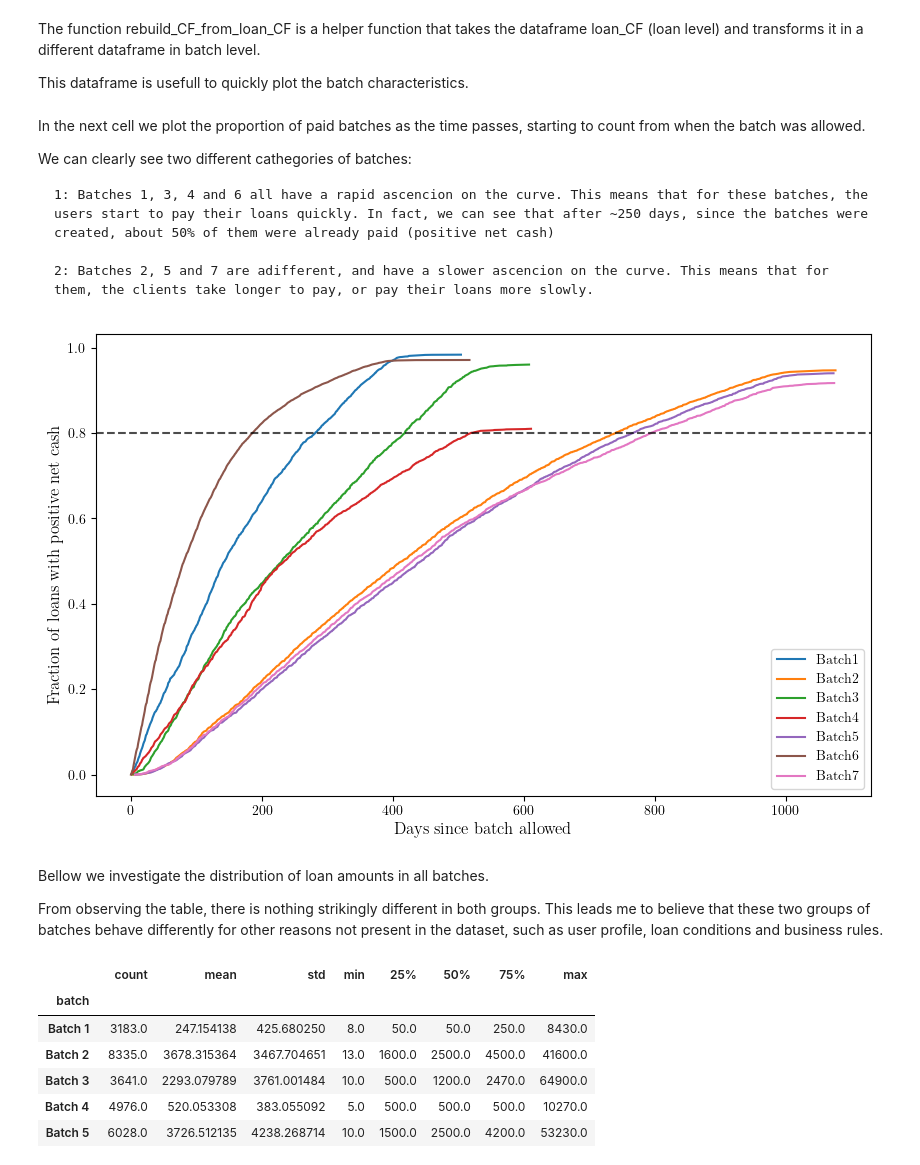
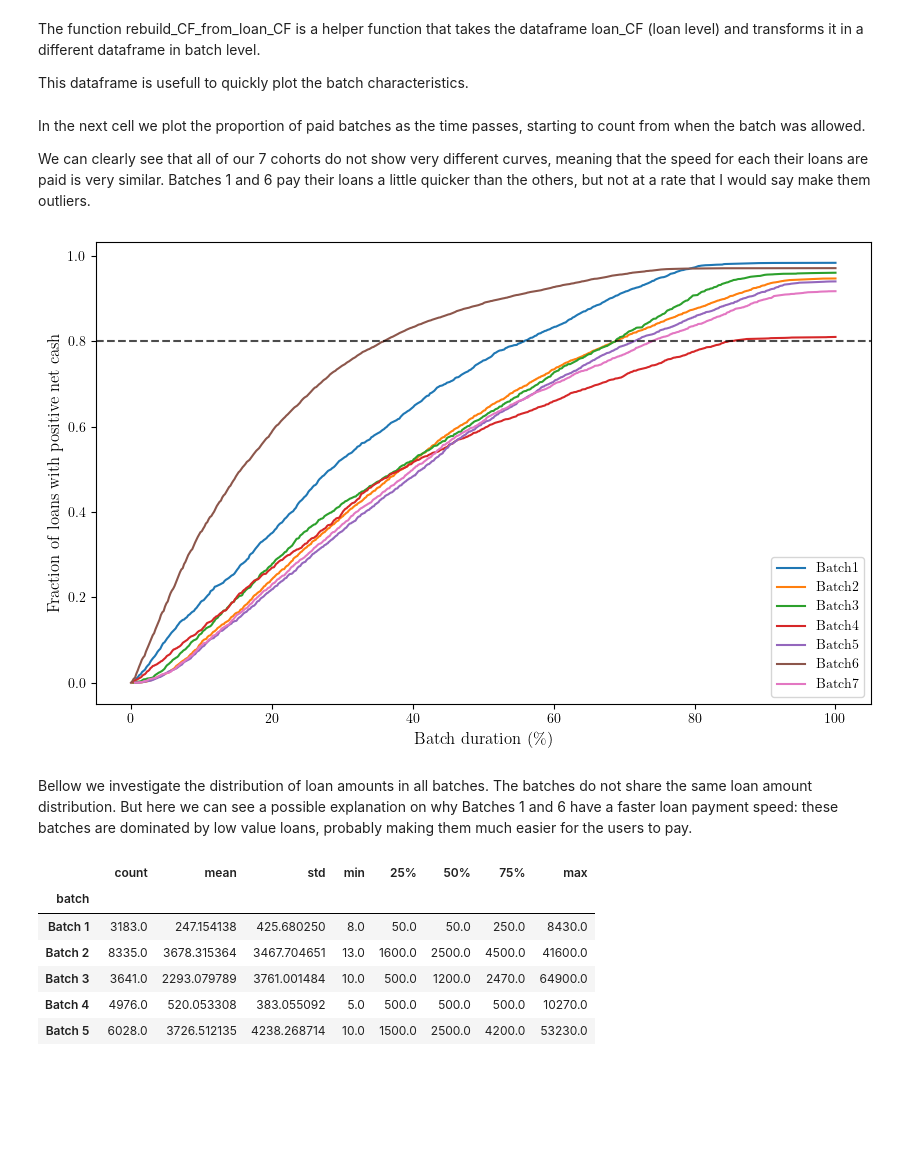
Before and after one commit to Igorreis/Case_cohort_ROI, a Jupyter notebook: notebooks/EDA.ipynb, the cells around one changed output. Saved outputs shown, nothing was run; the diff lists cells and outputs as text; code cells hidden in the pictures; blank space fills up the shorter version.

```diff
--- a/notebooks/EDA.ipynb
+++ b/notebooks/EDA.ipynb
@@ -46,33 +46,29 @@ CF = rebuild_CF_from_loanCF(loan_CF)
 # %% [markdown]
 In the next cell we plot the proportion of paid batches as the time passes, starting to count from when the batch was allowed.
 
-We can clearly see two different cathegories of batches:
-
-    1: Batches 1, 3, 4 and 6 all have a rapid ascencion on the curve. This means that for these batches, the users start to pay their loans quickly. In fact, we can see that after ~250 days, since the batches were created, about 50% of them were already paid (positive net cash)
-
-    2: Batches 2, 5 and 7 are adifferent, and have a slower ascencion on the curve. This means that for them, the clients take longer to pay, or pay their loans more slowly.
+We can clearly see that all of our 7 cohorts do not show very different curves, meaning that the speed for each their loans are paid is very similar. Batches 1 and 6 pay their loans a little quicker than the others, but not at a rate that I would say make them outliers.
 # %%
 plt.figure(figsize=(10,6))
 for i in range(len(batches)):
 
     batch_ = batches[i]
     res = day_when_loans_positive(0.8, loan_CF.query('batch == @batch_'), 'days_since_allowed')
 
-    res['prop_by_day'].plot(label = 'Batch' + str(i+1))
+    # res['prop_by_day'].plot(label = 'Batch' + str(i+1))
+    plt.plot((res['prop_by_day'].reset_index()['first_positive_day']/res['prop_by_day'].reset_index()['first_positive_day'].max()) * 100, res['prop_by_day'].reset_index()['prop_positive'], label = 'Batch' + str(i+1))
 
 plt.axhline(0.8, color='black', ls='--', alpha=0.7)
-plt.xlabel('Days since batch allowed', fontsize = 12)
+plt.xlabel('Batch duration (\%)', fontsize = 12)
 plt.ylabel(r'Fraction of loans with positive net cash', fontsize = 12)
 # plt.title(r'Tempo até 50\% dos loans ficarem positivos')
 plt.legend()
 plt.savefig('Figures/'+'batch_paid_percentile.png', dpi = 300, format = 'png')
 plt.show()
 # %% [output]
-[figure, old version]
+[figure, new version]
 # %% [markdown]
 Bellow we investigate the distribution of loan amounts in all batches.
-
-From observing the table, there is nothing strikingly different in both groups. This leads me to believe that these two groups of batches behave differently for other reasons not present in the dataset, such as user profile, loan conditions and business rules.
+The batches do not share the same loan amount distribution. But here we can see a possible explanation on why Batches 1 and 6 have a faster loan payment speed: these batches are dominated by low value loans, probably making them much easier for the users to pay.
 # %%
 L = loans.merge(allowlist[['user_id','batch']], on='user_id', how='left')
 L = L.drop(['status', 'updated_at'], axis = 1).drop_duplicates(keep = 'first')
```
Also changed, not shown: parts of 3 cells of this notebook.
